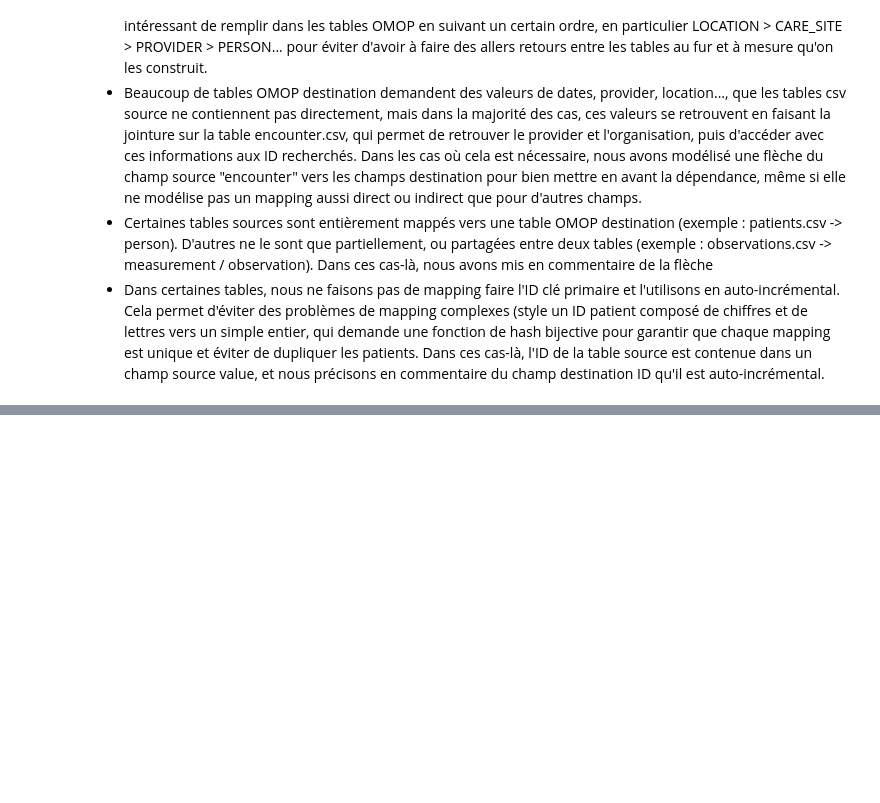
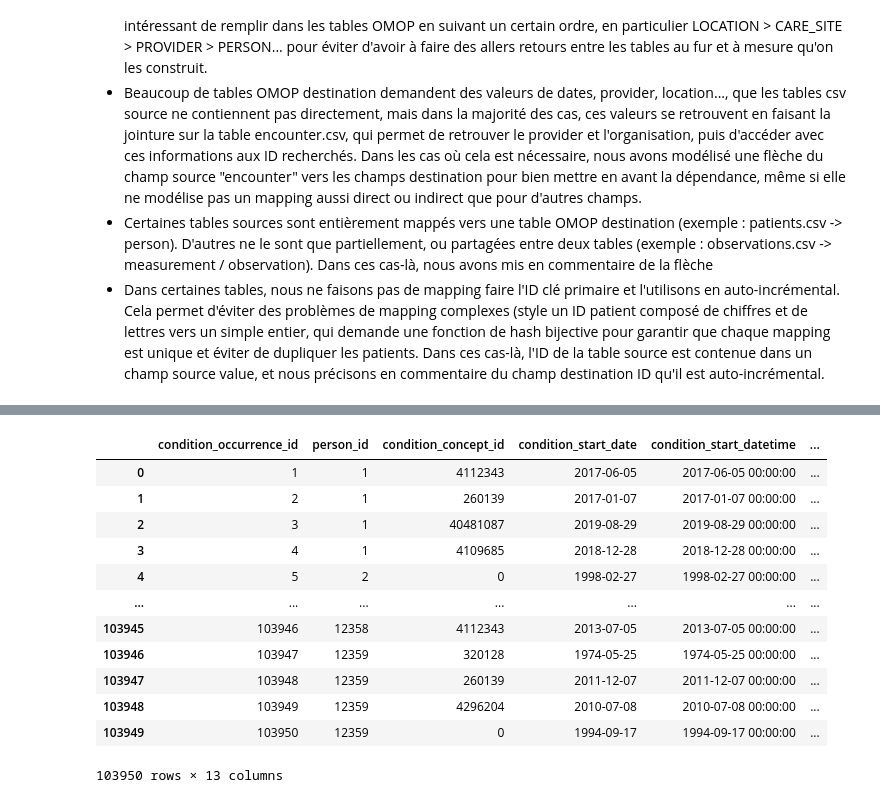
Before and after one commit to Ckdpa/aphp-interop, a Jupyter notebook: Part 1 - Data analysis and ETL.ipynb, the cells around one changed output, grey strips where cells are left out. Saved outputs shown, nothing was run; the diff lists cells and outputs as text; code cells hidden in the pictures; blank space fills up the shorter version.

Commit message:
all covid data loaded and cleaned up

```diff
--- a/Part 1 - Data analysis and ETL.ipynb
+++ b/Part 1 - Data analysis and ETL.ipynb
@@ -399,0 +404,77 @@ On remarque beaucoup de points important lors de la réalisation de l'ETL. Les r
+# %%
+df_condition_era = pd.read_csv(r'CovidFiles\condition_era.csv')
+
+df_condition_occurrence = pd.read_csv(r'CovidFiles\condition_occurrence.csv')
+#remove useless empty columns
+df_condition_occurrence.drop(df_condition_occurrence.columns[[9, 10, -1]],axis = 1, inplace = True)
+#change columns with wrong type
+df_condition_occurrence['visit_occurrence_id'] = pd.Series(df_condition_occurrence['visit_occurrence_id'], dtype='Int64')
+
+df_death = pd.read_csv(r'CovidFiles\death.csv')
+#remove useless empty columns
+df_death.drop(df_death.columns[[4, 5, 6]],axis = 1, inplace = True)
+
+df_drug_era = pd.read_csv(r'CovidFiles\drug_era.csv')
+
+df_drug_exposure = pd.read_csv(r'CovidFiles\drug_exposure.csv')
+#remove useless empty columns
+df_drug_exposure.drop(df_drug_exposure.columns[[9, 13, 16, 21, 22]],axis = 1, inplace = True)
+#change columns with wrong type
+df_drug_exposure['quantity'] = df_drug_exposure['quantity'].astype(float)
+df_drug_exposure['visit_occurrence_id'] = pd.Series(df_drug_exposure['visit_occurrence_id'], dtype='Int64')
+
+df_location = pd.read_csv(r'CovidFiles\location.csv')
+#remove useless column : always the same value and isn't a field in the omop table
+df_location.drop(df_location.columns[[2, 4, 7]],axis = 1, inplace = True)
+
+df_measurement = pd.read_csv(r'CovidFiles\measurement.csv')
+#remove useless empty columns
+df_measurement.drop(df_measurement.columns[[11, 12, 13]],axis = 1, inplace = True)
+#change columns with wrong type
+df_measurement['visit_occurrence_id'] = pd.Series(df_measurement['visit_occurrence_id'], dtype='Int64')
+
+df_observation = pd.read_csv(r'CovidFiles\observation.csv')
+#remove useless empty columns
+df_observation.drop(df_observation.columns[[6, 7, 11, 16, 17]],axis = 1, inplace = True)
+#change columns with wrong type
+df_observation['visit_occurrence_id'] = pd.Series(df_observation['visit_occurrence_id'], dtype='Int64')
+
+df_observation_period = pd.read_csv(r'CovidFiles\observation_period.csv')
+
+df_person = pd.read_csv(r'CovidFiles\person.csv')
+#remove useless empty columns and field not in the omop table -> death_datetime
+df_person.drop(df_person.columns[[6, 10, 11]],axis = 1, inplace = True)
+
+df_procedure_occurrence = pd.read_csv(r'CovidFiles\procedure_occurrence.csv')
+#remove useless empty columns
+df_procedure_occurrence.drop(df_procedure_occurrence.columns[[7, 8, -1]],axis = 1, inplace = True)
+#change columns with wrong type
+df_procedure_occurrence['visit_occurrence_id'] = pd.Series(df_procedure_occurrence['visit_occurrence_id'], dtype='Int64')
+
+df_visit_occurrence = pd.read_csv(r'CovidFiles\visit_occurrence.csv')
+#remove useless empty columns
+df_visit_occurrence.drop(df_visit_occurrence.columns[[8, 9, 14]],axis = 1, inplace = True)
+#change columns with wrong type
+df_visit_occurrence['preceding_visit_occurrence_id'] = pd.Series(df_visit_occurrence['preceding_visit_occurrence_id'], dtype='Int64')
+
+df_condition_occurrence
+
+##Fields entierement vides : provider_id, care_site_id, quantity, modifier_source_value, discharge_to_source_value,
+##value_as_number, value_as_string, unit_source_value, qualifier_source_value, range_low, range_high, adress_2, state
+##stop_reason, sig, route_source_value, dose_unit_source_value, cause_concept_id, cause_source_value, cause_source_concept_id,
+##condition_status_source_value
+##Fields ou il y a des lignes vides : procedure_occurrence, preceding_visit_occurrence_id
+# %% [output]
+|  | condition_occurrence_id | person_id | condition_concept_id | condition_start_date | condition_start_datetime | ... |
+| 0 | 1 | 1 | 4112343 | 2017-06-05 | 2017-06-05 00:00:00 | ... |
+| 1 | 2 | 1 | 260139 | 2017-01-07 | 2017-01-07 00:00:00 | ... |
+| 2 | 3 | 1 | 40481087 | 2019-08-29 | 2019-08-29 00:00:00 | ... |
+| 3 | 4 | 1 | 4109685 | 2018-12-28 | 2018-12-28 00:00:00 | ... |
+| 4 | 5 | 2 | 0 | 1998-02-27 | 1998-02-27 00:00:00 | ... |
+| ... | ... | ... | ... | ... | ... | ... |
+| 103945 | 103946 | 12358 | 4112343 | 2013-07-05 | 2013-07-05 00:00:00 | ... |
+| 103946 | 103947 | 12359 | 320128 | 1974-05-25 | 1974-05-25 00:00:00 | ... |
+| 103947 | 103948 | 12359 | 260139 | 2011-12-07 | 2011-12-07 00:00:00 | ... |
+| 103948 | 103949 | 12359 | 4296204 | 2010-07-08 | 2010-07-08 00:00:00 | ... |
+| 103949 | 103950 | 12359 | 0 | 1994-09-17 | 1994-09-17 00:00:00 | ... |
+103950 rows × 13 columns
```
Also changed, not shown: parts of 2 cells of this notebook.
